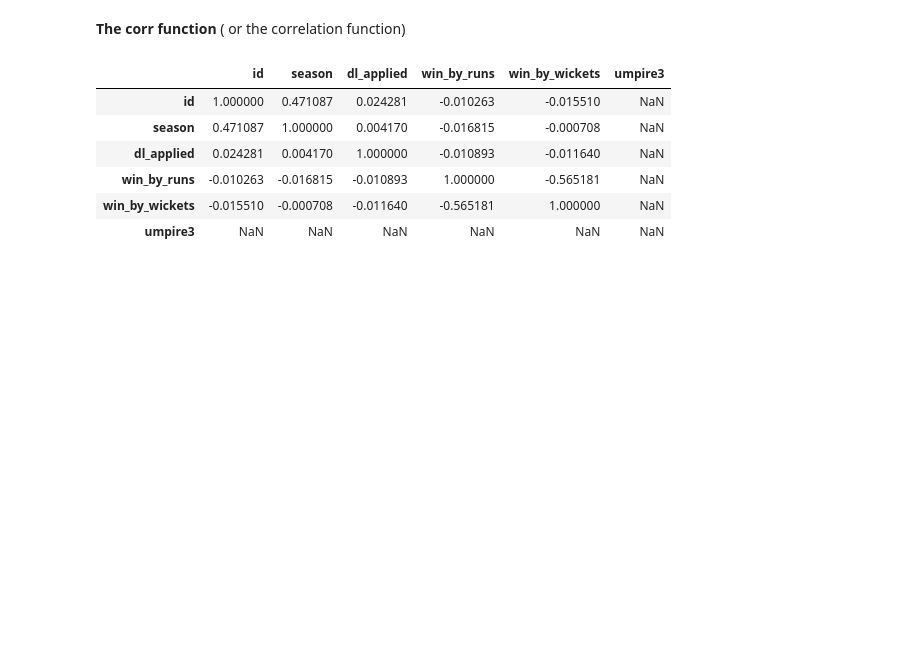
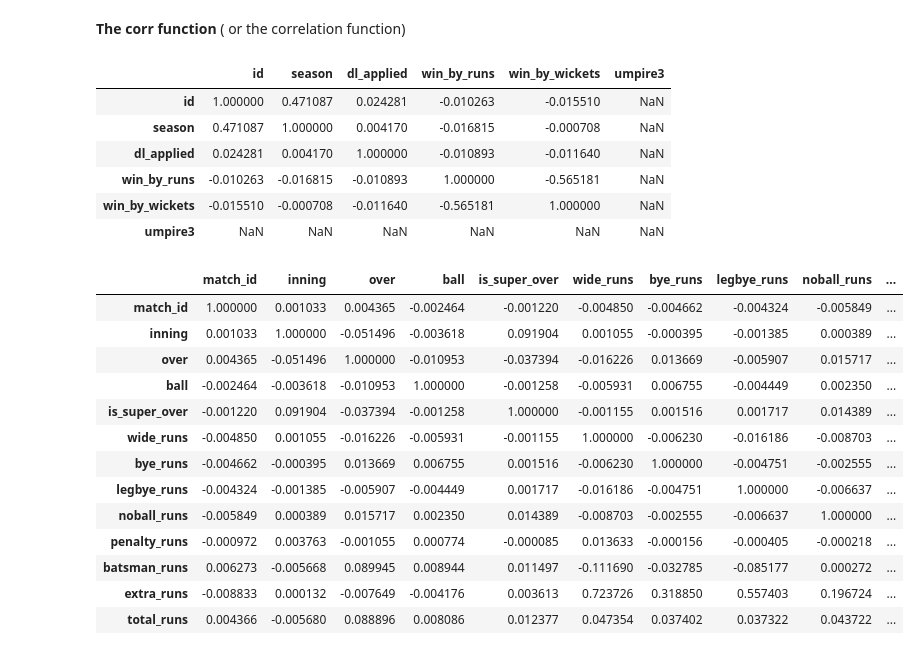
Before and after one commit to gyr0byte/ML-Foundations, a Jupyter notebook: Pandas/8_ipl_analysis.ipynb, the cells around one changed output. Saved outputs shown, nothing was run; the diff lists cells and outputs as text; code cells hidden in the pictures; blank space fills up the shorter version.

Commit message:
Add correlation analysis for match and delivery datasets in IPL analysis notebook

```diff
--- a/Pandas/8_ipl_analysis.ipynb
+++ b/Pandas/8_ipl_analysis.ipynb
@@ -730,3 +730,20 @@ match.corr(numeric_only=True)
 | win_by_runs | -0.010263 | -0.016815 | -0.010893 | 1.000000 | -0.565181 | NaN |
 | win_by_wickets | -0.015510 | -0.000708 | -0.011640 | -0.565181 | 1.000000 | NaN |
 | umpire3 | NaN | NaN | NaN | NaN | NaN | NaN |
+# %%
+delivery.corr(numeric_only=True)
+# %% [output]
+|  | match_id | inning | over | ball | is_super_over | wide_runs | bye_runs | legbye_runs | noball_runs | ... |
+| match_id | 1.000000 | 0.001033 | 0.004365 | -0.002464 | -0.001220 | -0.004850 | -0.004662 | -0.004324 | -0.005849 | ... |
+| inning | 0.001033 | 1.000000 | -0.051496 | -0.003618 | 0.091904 | 0.001055 | -0.000395 | -0.001385 | 0.000389 | ... |
+| over | 0.004365 | -0.051496 | 1.000000 | -0.010953 | -0.037394 | -0.016226 | 0.013669 | -0.005907 | 0.015717 | ... |
+| ball | -0.002464 | -0.003618 | -0.010953 | 1.000000 | -0.001258 | -0.005931 | 0.006755 | -0.004449 | 0.002350 | ... |
+| is_super_over | -0.001220 | 0.091904 | -0.037394 | -0.001258 | 1.000000 | -0.001155 | 0.001516 | 0.001717 | 0.014389 | ... |
+| wide_runs | -0.004850 | 0.001055 | -0.016226 | -0.005931 | -0.001155 | 1.000000 | -0.006230 | -0.016186 | -0.008703 | ... |
+| bye_runs | -0.004662 | -0.000395 | 0.013669 | 0.006755 | 0.001516 | -0.006230 | 1.000000 | -0.004751 | -0.002555 | ... |
+| legbye_runs | -0.004324 | -0.001385 | -0.005907 | -0.004449 | 0.001717 | -0.016186 | -0.004751 | 1.000000 | -0.006637 | ... |
+| noball_runs | -0.005849 | 0.000389 | 0.015717 | 0.002350 | 0.014389 | -0.008703 | -0.002555 | -0.006637 | 1.000000 | ... |
+| penalty_runs | -0.000972 | 0.003763 | -0.001055 | 0.000774 | -0.000085 | 0.013633 | -0.000156 | -0.000405 | -0.000218 | ... |
+| batsman_runs | 0.006273 | -0.005668 | 0.089945 | 0.008944 | 0.011497 | -0.111690 | -0.032785 | -0.085177 | 0.000272 | ... |
+| extra_runs | -0.008833 | 0.000132 | -0.007649 | -0.004176 | 0.003613 | 0.723726 | 0.318850 | 0.557403 | 0.196724 | ... |
+| total_runs | 0.004366 | -0.005680 | 0.088896 | 0.008086 | 0.012377 | 0.047354 | 0.037402 | 0.037322 | 0.043722 | ... |
```
